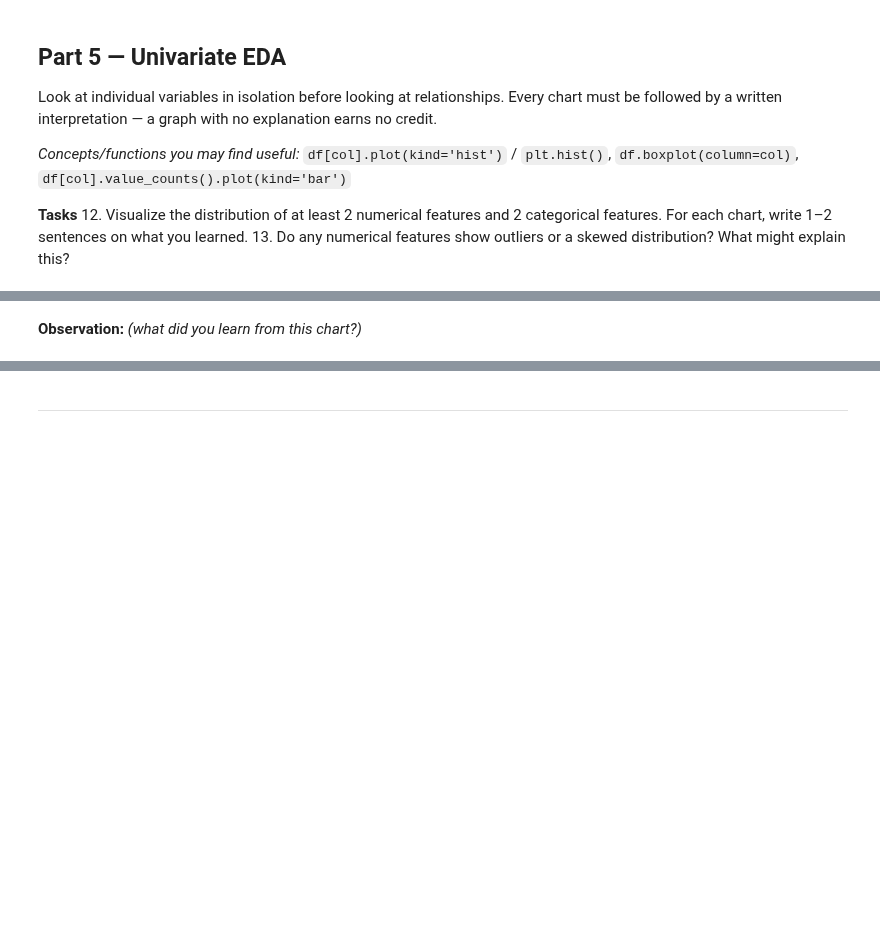
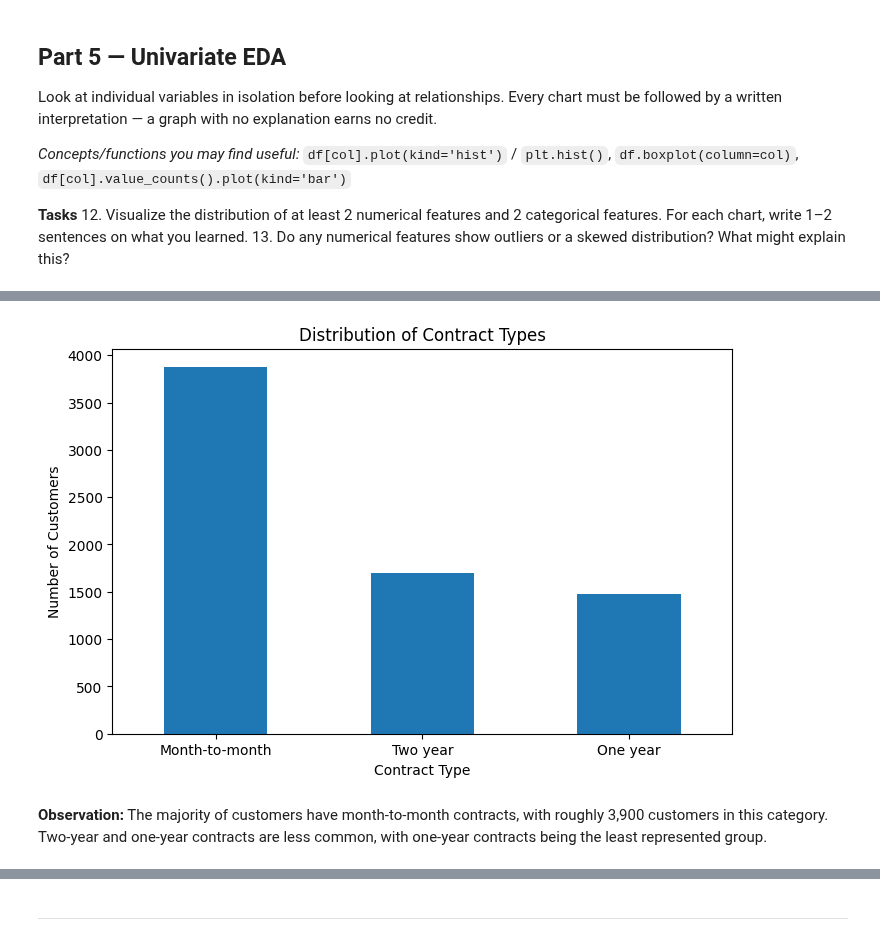
Before and after one commit to Ritika-Lund/Machine-learning-Lab, a Jupyter notebook: Lab2_Data_Cleaning_EDA_Template.ipynb, the cells around one changed output, grey strips where cells are left out. Drawn from its saved outputs; the diff is of its cells as text; code cells hidden in the pictures; blank space fills up the shorter version.

```diff
--- a/Lab2_Data_Cleaning_EDA_Template.ipynb
+++ b/Lab2_Data_Cleaning_EDA_Template.ipynb
@@ -330,6 +350,17 @@ Look at individual variables in isolation before looking at relationships. Every
 # %%
 # Task 12 — categorical feature 1: distribution plot
+plt.figure(figsize=(8, 5))
+
+clean_df['Contract'].value_counts().plot(kind='bar')
+
+plt.title('Distribution of Contract Types')
+plt.xlabel('Contract Type')
+plt.ylabel('Number of Customers')
+plt.xticks(rotation=0)
+plt.show()
+# %% [output]
+[figure, added]
 # %% [markdown]
-**Observation:** _(what did you learn from this chart?)_
+**Observation:** The majority of customers have month-to-month contracts, with roughly 3,900 customers in this category. Two-year and one-year contracts are less common, with one-year contracts being the least represented group.
 # %%
 # Task 12 — categorical feature 2: distribution plot
```
Also changed, not shown: parts of 15 cells of this notebook, 1 other file.
